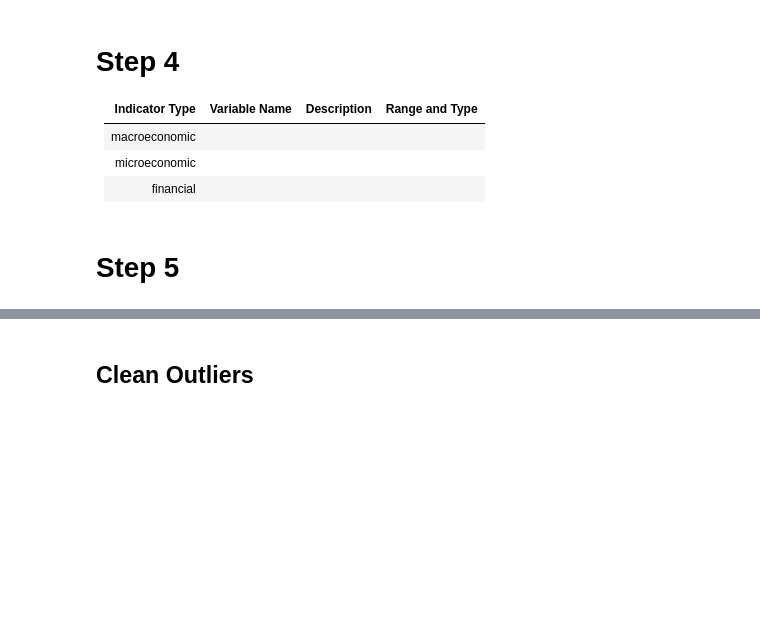
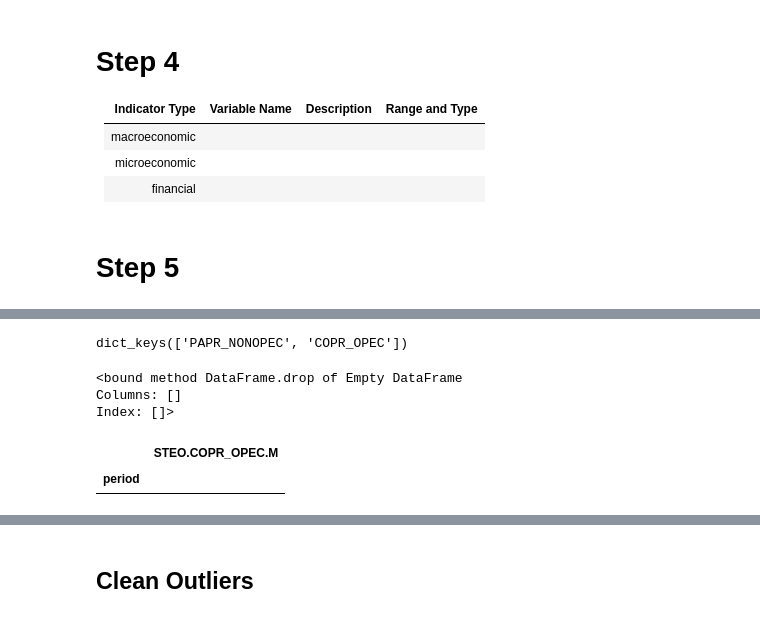
Before and after one commit to pankajti/qtw, a Jupyter notebook: Risk_GWP1.ipynb, the cells around one changed output, grey strips where cells are left out. Saved outputs shown, nothing was run; the diff lists cells and outputs as text; code cells hidden in the pictures; blank space fills up the shorter version.

```diff
--- a/Risk_GWP1.ipynb
+++ b/Risk_GWP1.ipynb
@@ -201,0 +217,15 @@ plt.show()
+# %%
+macro_data.keys()
+# %% [output]
+dict_keys(['PAPR_NONOPEC', 'COPR_OPEC'])
+# %%
+pd.DataFrame().drop
+# %% [output]
+<bound method DataFrame.drop of Empty DataFrame
+Columns: []
+Index: []>
+# %%
+macro_data['COPR_OPEC'].drop_duplicates()[macro_data['COPR_OPEC'].drop_duplicates().duplicated()]
+# %% [output]
+|  | STEO.COPR_OPEC.M |
+| period |  |
```
Also changed, not shown: parts of 32 cells of this notebook.
